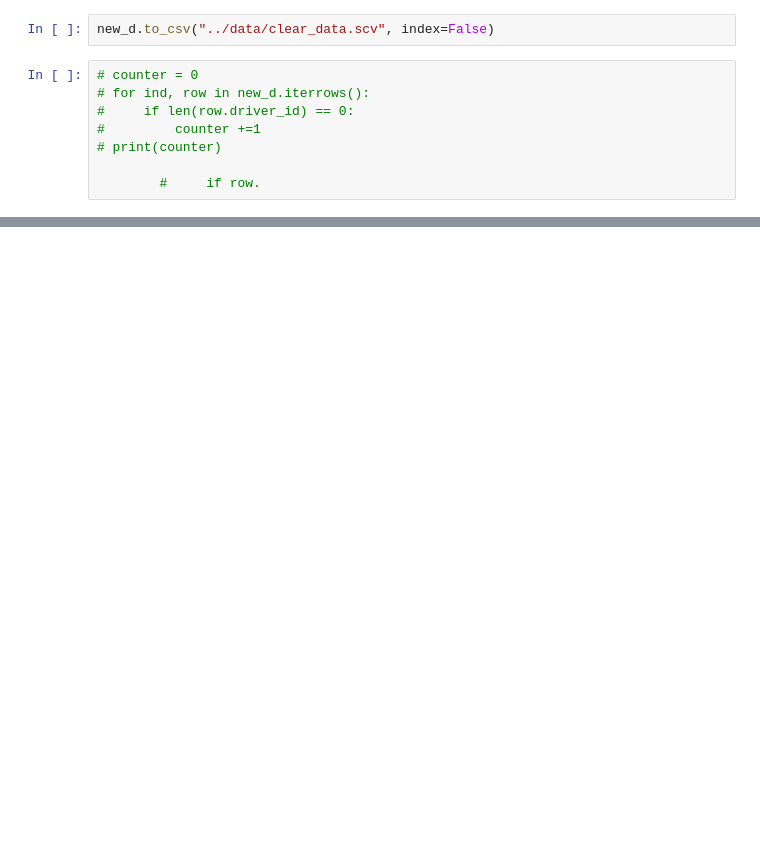
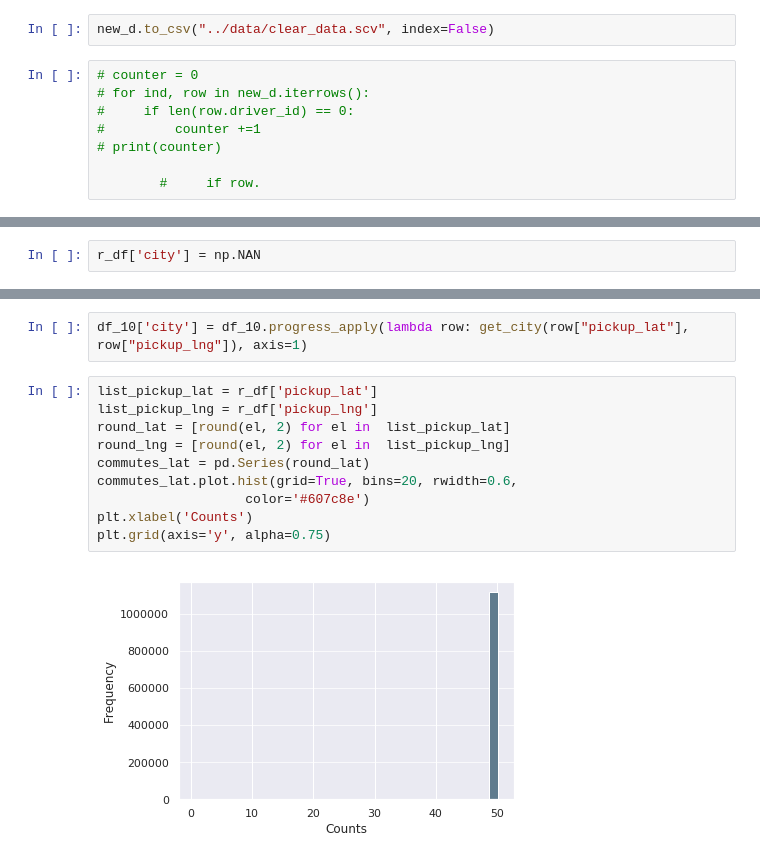
Before and after one commit to SettNozz/int_20h_lagrange, a Jupyter notebook: notebooks/int_20h.ipynb, the cells around one changed output, grey strips where cells are left out. Cells and saved outputs as stored; diff of their text form; blank space fills up the shorter version.

Commit message:
added visualization of cities

```diff
--- a/notebooks/int_20h.ipynb
+++ b/notebooks/int_20h.ipynb
@@ -104,0 +125,2 @@ Count rows: 1117300  Without driver_id: 121509
+# %%
+r_df['city'] = np.NAN
@@ -104,0 +158,14 @@ Count rows: 1117300  Without driver_id: 121509
+# %%
+df_10['city'] = df_10.progress_apply(lambda row: get_city(row["pickup_lat"], row["pickup_lng"]), axis=1)
+# %%
+list_pickup_lat = r_df['pickup_lat']
+list_pickup_lng = r_df['pickup_lng']
+round_lat = [round(el, 2) for el in  list_pickup_lat]
+round_lng = [round(el, 2) for el in  list_pickup_lng]
+commutes_lat = pd.Series(round_lat)
+commutes_lat.plot.hist(grid=True, bins=20, rwidth=0.6,
+                   color='#607c8e')
+plt.xlabel('Counts')
+plt.grid(axis='y', alpha=0.75)
+# %% [output]
+[figure, added]
```
Also changed, not shown: parts of 11 cells of this notebook.
